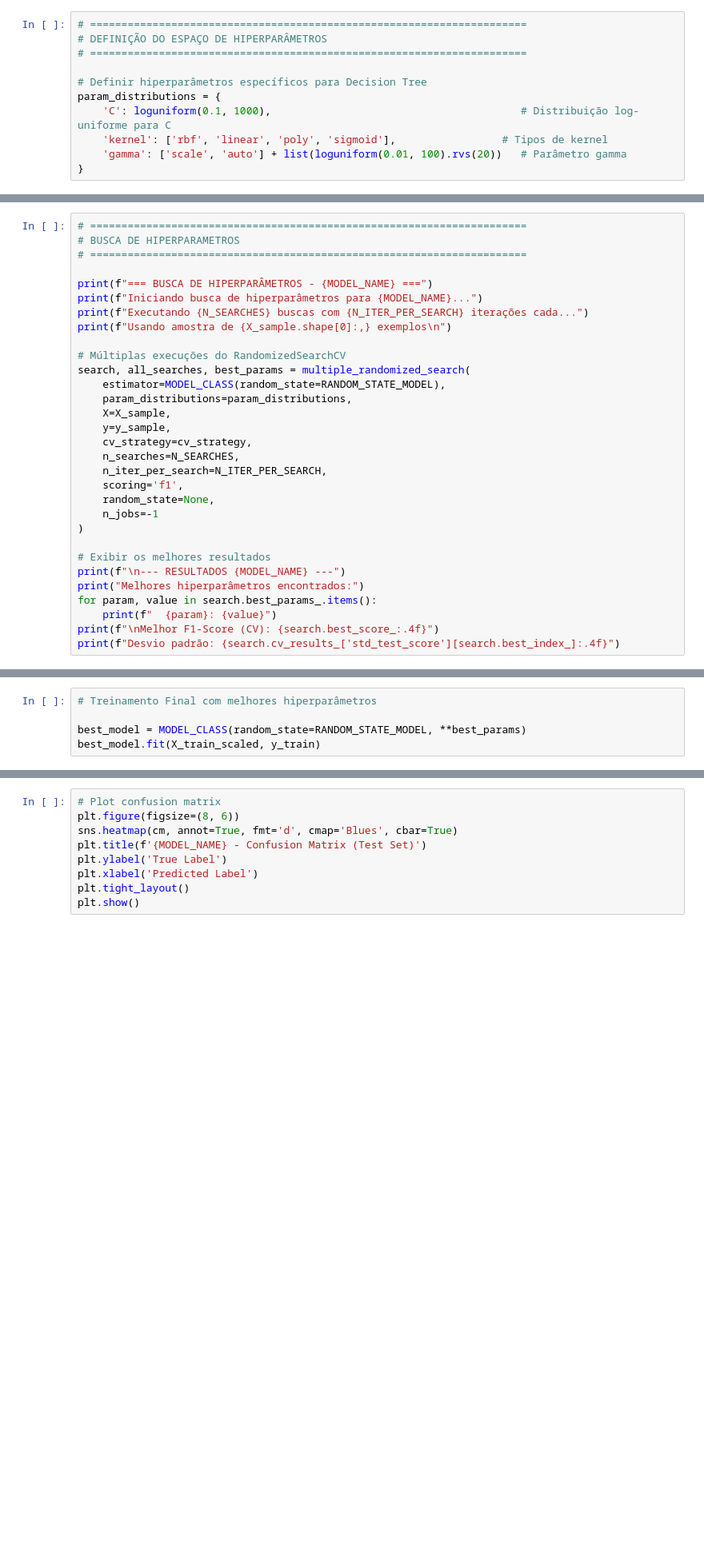
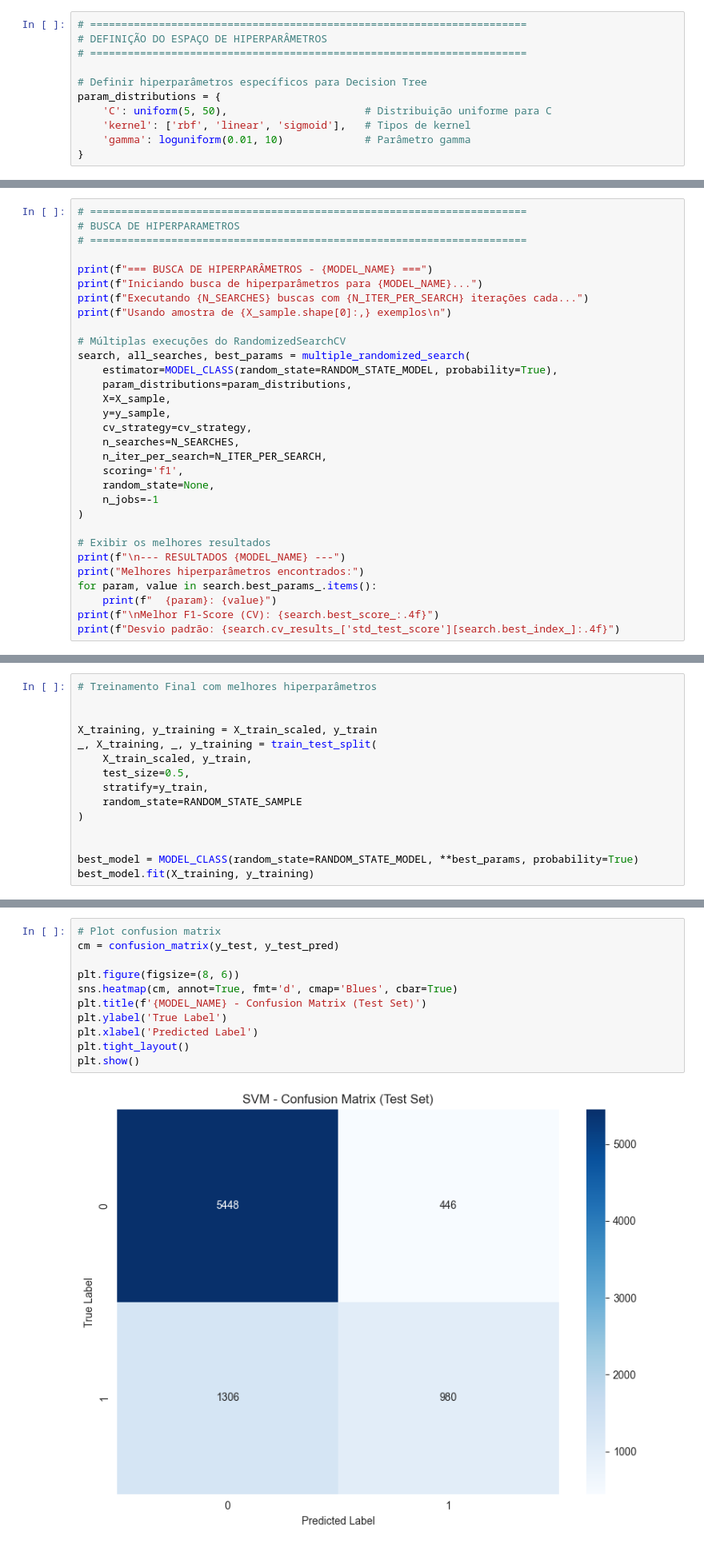
Before and after one commit to marquesgbr/data-mining-proj-crisp-dm, a Jupyter notebook: modeling/5-SVM_model_eval.ipynb, the cells around one changed output, grey strips where cells are left out. Shown at 80% size. Cells and saved outputs as stored; diff of their text form; blank space fills up the shorter version.

Commit message:
modeling: add svm outs

```diff
--- a/modeling/5-SVM_model_eval.ipynb
+++ b/modeling/5-SVM_model_eval.ipynb
@@ -121,9 +159,9 @@ print(f"Estratégia de CV: {cv_strategy}")
 
 # Definir hiperparâmetros específicos para Decision Tree
 param_distributions = {
-    'C': loguniform(0.1, 1000),                                        # Distribuição log-uniforme para C
-    'kernel': ['rbf', 'linear', 'poly', 'sigmoid'],                 # Tipos de kernel
-    'gamma': ['scale', 'auto'] + list(loguniform(0.01, 100).rvs(20))   # Parâmetro gamma
+    'C': uniform(5, 50),                      # Distribuição uniforme para C
+    'kernel': ['rbf', 'linear', 'sigmoid'],   # Tipos de kernel
+    'gamma': loguniform(0.01, 10)             # Parâmetro gamma
 }
 # %% [markdown]
 ### 5.2 Executar Busca de Hiperparâmetros
@@ -139,7 +177,7 @@ print(f"Usando amostra de {X_sample.shape[0]:,} exemplos\n")
 
 # Múltiplas execuções do RandomizedSearchCV
 search, all_searches, best_params = multiple_randomized_search(
-    estimator=MODEL_CLASS(random_state=RANDOM_STATE_MODEL),
+    estimator=MODEL_CLASS(random_state=RANDOM_STATE_MODEL, probability=True),
     param_distributions=param_distributions,
     X=X_sample,
     y=y_sample,
@@ -236,5 +314,15 @@ else:
 # %%
 # Treinamento Final com melhores hiperparâmetros
 
-best_model = MODEL_CLASS(random_state=RANDOM_STATE_MODEL, **best_params)
-best_model.fit(X_train_scaled, y_train)
+
+X_training, y_training = X_train_scaled, y_train
+_, X_training, _, y_training = train_test_split(
+    X_train_scaled, y_train,
+    test_size=0.5,
+    stratify=y_train,
+    random_state=RANDOM_STATE_SAMPLE
+)
+
+
+best_model = MODEL_CLASS(random_state=RANDOM_STATE_MODEL, **best_params, probability=True)
+best_model.fit(X_training, y_training)
@@ -276,13 +380,17 @@ classification_report(y_test, y_test_pred, zero_division=0)
 ### 5.3 Visualize Confusion Matrix
 # %%
 # Plot confusion matrix
+cm = confusion_matrix(y_test, y_test_pred)
+
 plt.figure(figsize=(8, 6))
 sns.heatmap(cm, annot=True, fmt='d', cmap='Blues', cbar=True)
 plt.title(f'{MODEL_NAME} - Confusion Matrix (Test Set)')
 plt.ylabel('True Label')
 plt.xlabel('Predicted Label')
 plt.tight_layout()
 plt.show()
+# %% [output]
+[figure, added]
 # %% [markdown]
 ### 5.4 Save Final Results
 # %%
```
Also changed, not shown: parts of 16 cells of this notebook, 5 other files.
